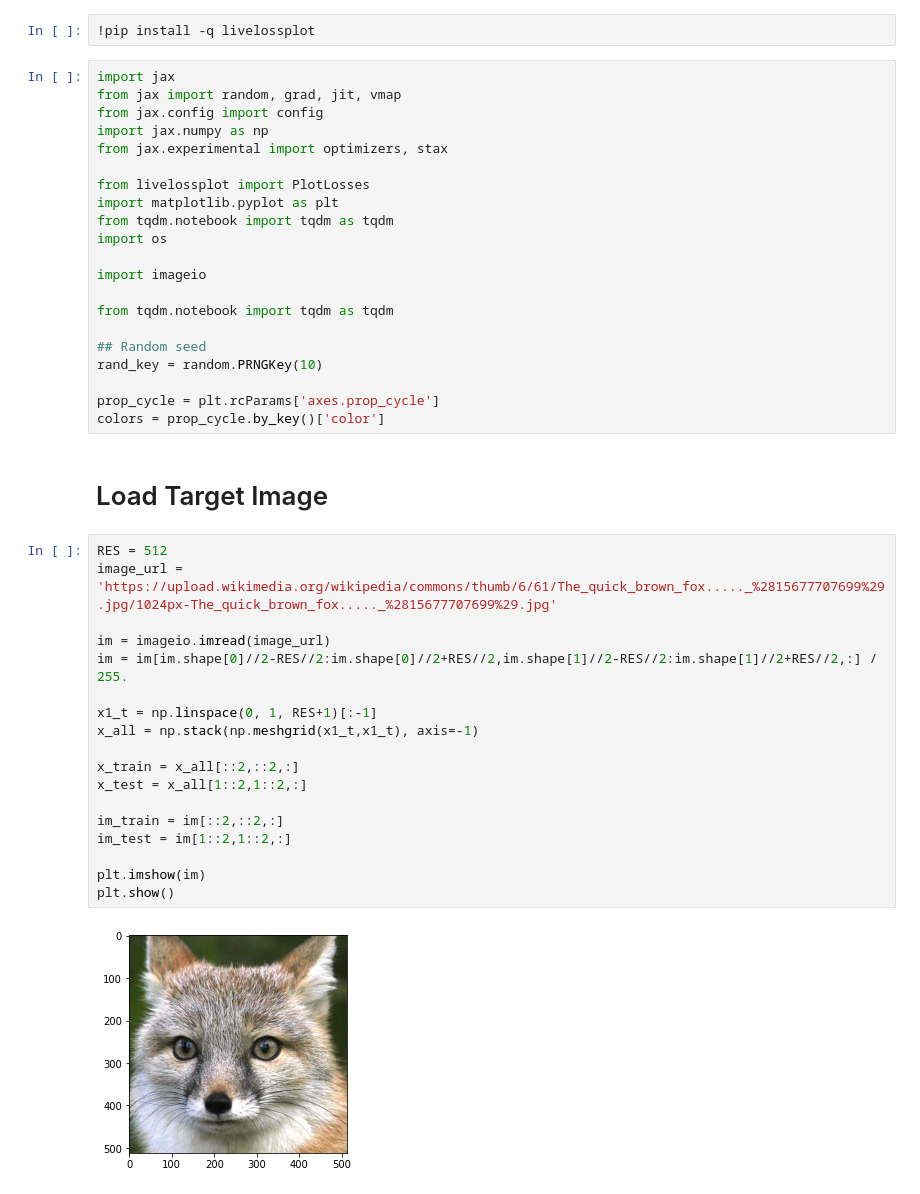
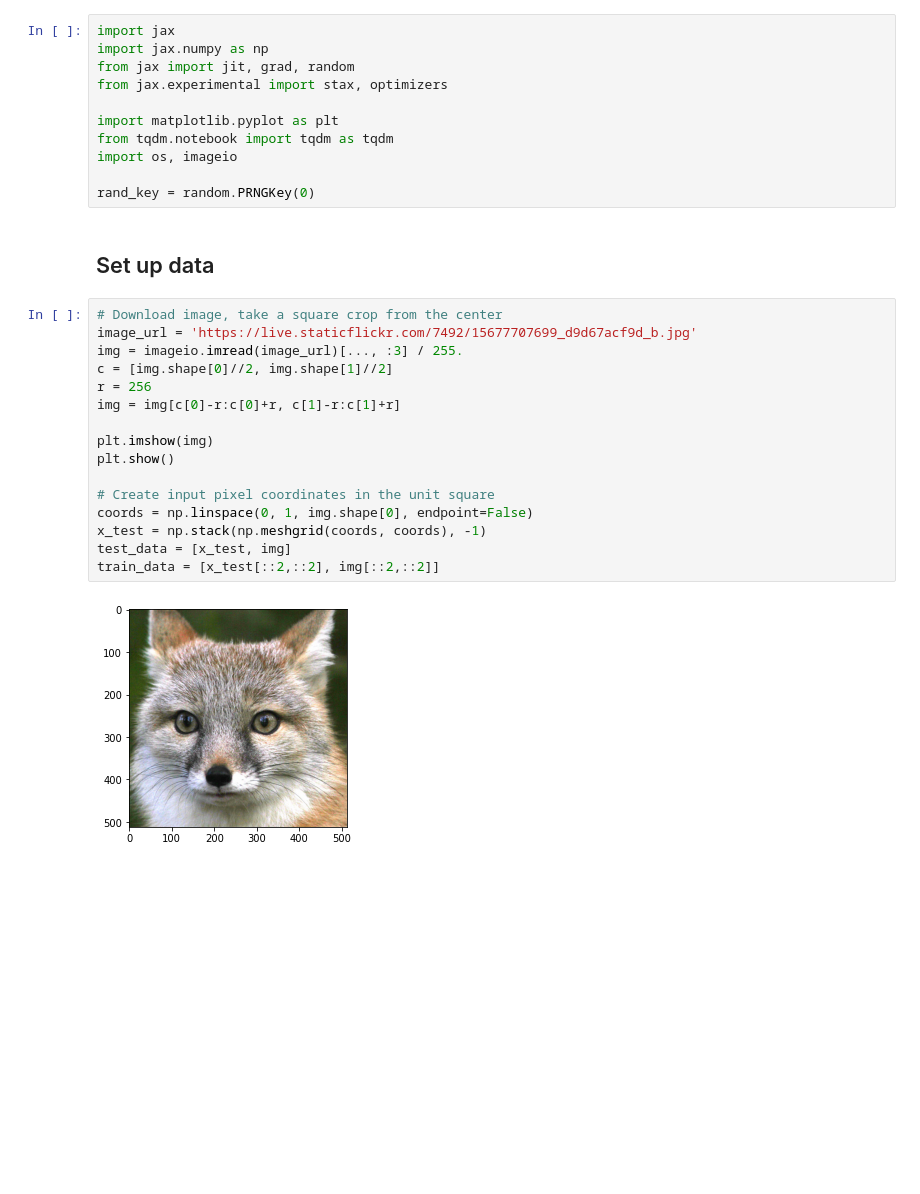
Before and after one commit to tancik/fourier-feature-networks, a Jupyter notebook: Demo.ipynb, the cells around one changed output. Saved outputs shown, nothing was run; the diff lists cells and outputs as text; blank space fills up the shorter version.

```diff
--- a/Demo.ipynb
+++ b/Demo.ipynb
@@ -5,48 +3,34 @@
-# %%
-!pip install -q livelossplot
 # %%
 import jax
-from jax import random, grad, jit, vmap
-from jax.config import config
 import jax.numpy as np
-from jax.experimental import optimizers, stax
+from jax import jit, grad, random
+from jax.experimental import stax, optimizers
 
-from livelossplot import PlotLosses
 import matplotlib.pyplot as plt
 from tqdm.notebook import tqdm as tqdm
-import os
+import os, imageio
 
-import imageio
-
-from tqdm.notebook import tqdm as tqdm
-
-## Random seed
-rand_key = random.PRNGKey(10)
-
-prop_cycle = plt.rcParams['axes.prop_cycle']
-colors = prop_cycle.by_key()['color']
+rand_key = random.PRNGKey(0)
-# %% [markdown]
-# Load Target Image
-# %%
-RES = 512
-image_url = 'https://upload.wikimedia.org/wikipedia/commons/thumb/6/61/The_quick_brown_fox....._%2815677707699%29.jpg/1024px-The_quick_brown_fox....._%2815677707699%29.jpg'
-
-im = imageio.imread(image_url)
-im = im[im.shape[0]//2-RES//2:im.shape[0]//2+RES//2,im.shape[1]//2-RES//2:im.shape[1]//2+RES//2,:] / 255.
-
-x1_t = np.linspace(0, 1, RES+1)[:-1]
-x_all = np.stack(np.meshgrid(x1_t,x1_t), axis=-1)
-
-x_train = x_all[::2,::2,:]
-x_test = x_all[1::2,1::2,:]
-
-im_train = im[::2,::2,:]
-im_test = im[1::2,1::2,:]
-
-plt.imshow(im)
-plt.show()
-# %% [output]
-[figure, removed]
+# %% [markdown]
+## Set up data
+# %%
+# Download image, take a square crop from the center
+image_url = 'https://live.staticflickr.com/7492/15677707699_d9d67acf9d_b.jpg'
+img = imageio.imread(image_url)[..., :3] / 255.
+c = [img.shape[0]//2, img.shape[1]//2]
+r = 256
+img = img[c[0]-r:c[0]+r, c[1]-r:c[1]+r]
+
+plt.imshow(img)
+plt.show()
+
+# Create input pixel coordinates in the unit square
+coords = np.linspace(0, 1, img.shape[0], endpoint=False)
+x_test = np.stack(np.meshgrid(coords, coords), -1)
+test_data = [x_test, img]
+train_data = [x_test[::2,::2], img[::2,::2]]
+# %% [output]
+[figure, added]
 # %% [markdown]
 # Model and training code
 
```
Also changed, not shown: parts of 11 cells of this notebook.
